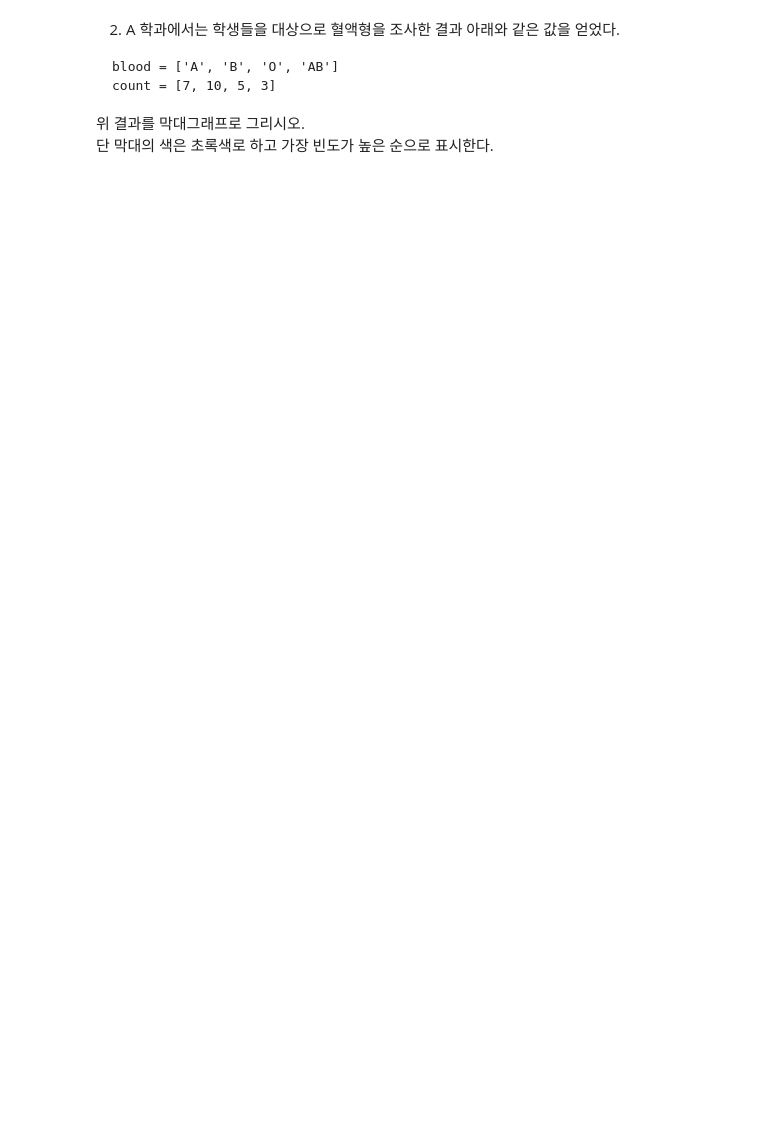
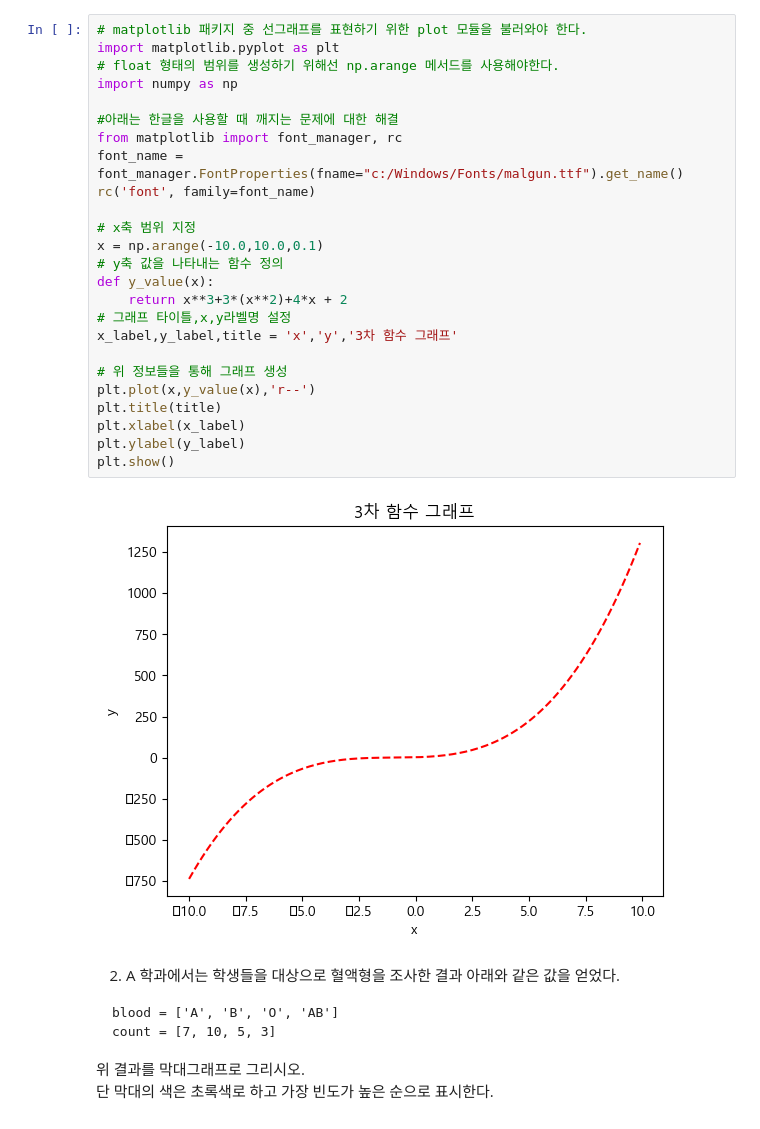
Before and after one commit to juna1105/univ, a Jupyter notebook: MachineLearning-main/assignment/02_MatPlotLibQ.ipynb, the cells around one changed output. Cells and saved outputs as stored; diff of their text form; blank space fills up the shorter version.

````diff
--- a/MachineLearning-main/assignment/02_MatPlotLibQ.ipynb
+++ b/MachineLearning-main/assignment/02_MatPlotLibQ.ipynb
@@ -11,6 +11,33 @@ $𝑦=𝑥^3+3𝑥^2+4𝑥+2$
 또한 x의 범위는 -10부터 10까지 간격은 0.1로 하고, 선의 색은 빨강, 모양은 짧은 점선으로 한다.
 
 ![image.png](attachment:image.png)
+# %%
+# matplotlib 패키지 중 선그래프를 표현하기 위한 plot 모듈을 불러와야 한다.
+import matplotlib.pyplot as plt
+# float 형태의 범위를 생성하기 위해선 np.arange 메서드를 사용해야한다.
+import numpy as np
+
+#아래는 한글을 사용할 때 깨지는 문제에 대한 해결
+from matplotlib import font_manager, rc
+font_name = font_manager.FontProperties(fname="c:/Windows/Fonts/malgun.ttf").get_name()
+rc('font', family=font_name)
+
+# x축 범위 지정
+x = np.arange(-10.0,10.0,0.1)
+# y축 값을 나타내는 함수 정의
+def y_value(x):
+    return x**3+3*(x**2)+4*x + 2
+# 그래프 타이틀,x,y라벨명 설정
+x_label,y_label,title = 'x','y','3차 함수 그래프'
+
+# 위 정보들을 통해 그래프 생성
+plt.plot(x,y_value(x),'r--')
+plt.title(title)
+plt.xlabel(x_label)
+plt.ylabel(y_label)
+plt.show()
+# %% [output]
+[figure, added]
 # %% [markdown]
 2. A 학과에서는 학생들을 대상으로 혈액형을 조사한 결과 아래와 같은 값을 얻었다.
 ```
````
Also changed, not shown: parts of 4 cells of this notebook, 4 other files.
